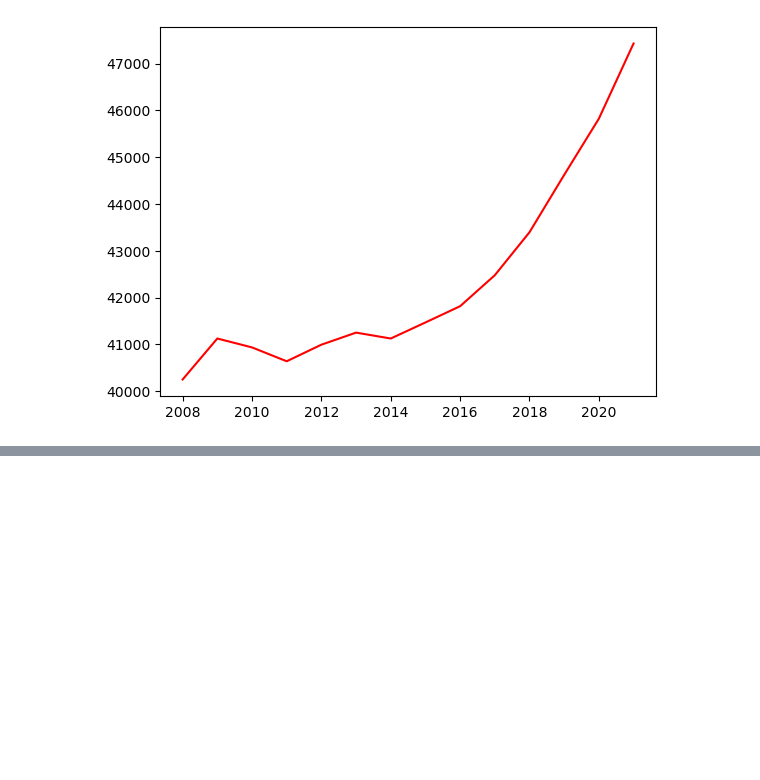
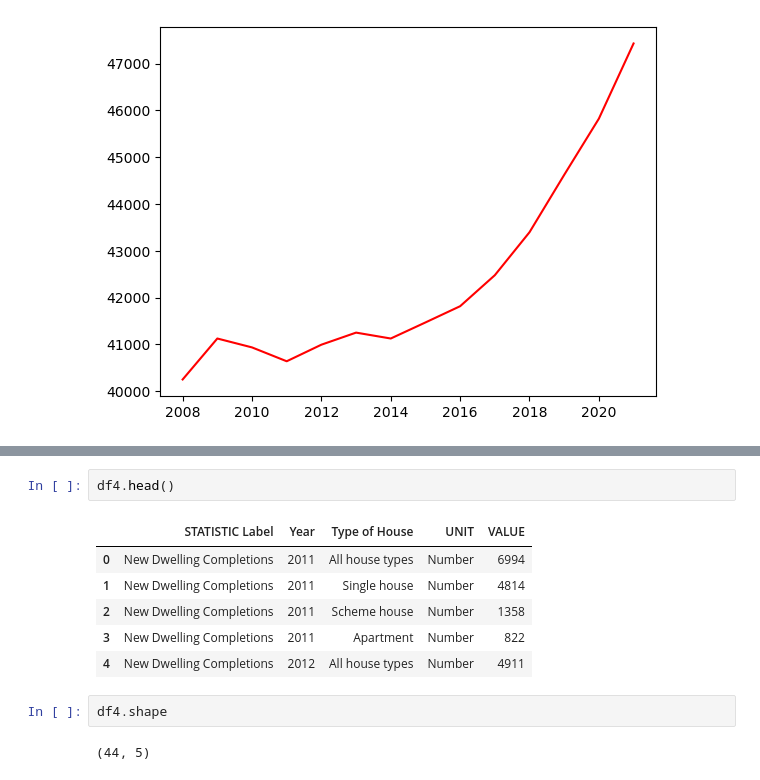
Before and after one commit to killiangriffin/UCDPA_KillianGriffin, a Jupyter notebook: experimental.ipynb, the cells around one changed output, grey strips where cells are left out. Saved outputs shown, nothing was run; the diff lists cells and outputs as text; blank space fills up the shorter version.

```diff
--- a/experimental.ipynb
+++ b/experimental.ipynb
@@ -358,0 +377,13 @@ plt.show()
+# %%
+df4.head()
+# %% [output]
+|  | STATISTIC Label | Year | Type of House | UNIT | VALUE |
+| 0 | New Dwelling Completions | 2011 | All house types | Number | 6994 |
+| 1 | New Dwelling Completions | 2011 | Single house | Number | 4814 |
+| 2 | New Dwelling Completions | 2011 | Scheme house | Number | 1358 |
+| 3 | New Dwelling Completions | 2011 | Apartment | Number | 822 |
+| 4 | New Dwelling Completions | 2012 | All house types | Number | 4911 |
+# %%
+df4.shape
+# %% [output]
+(44, 5)
```
Also changed, not shown: parts of 11 cells of this notebook.
